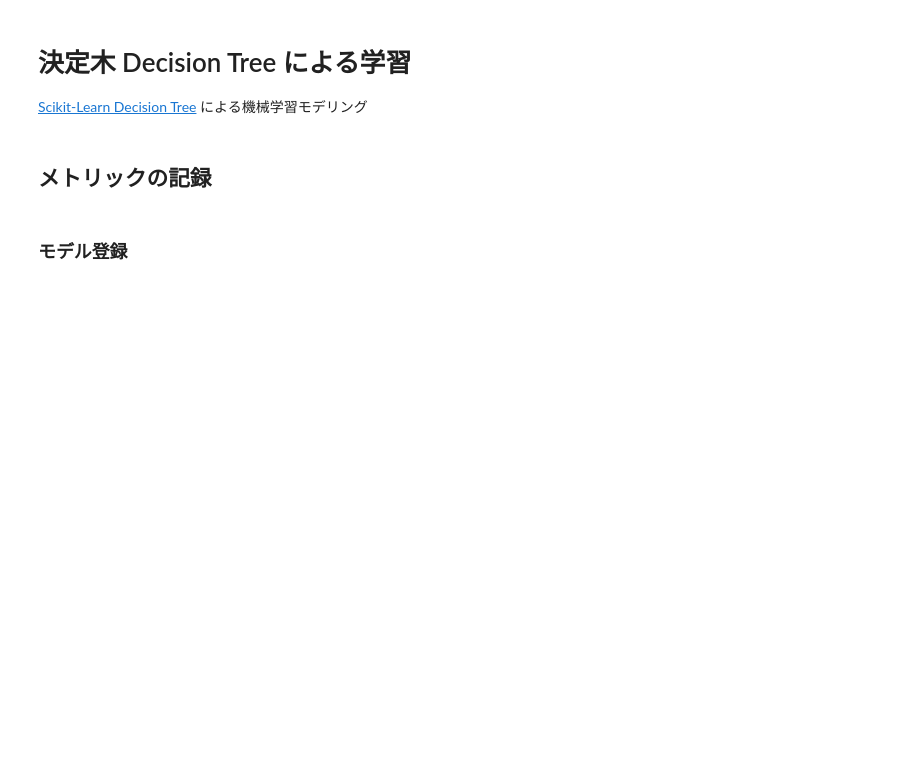
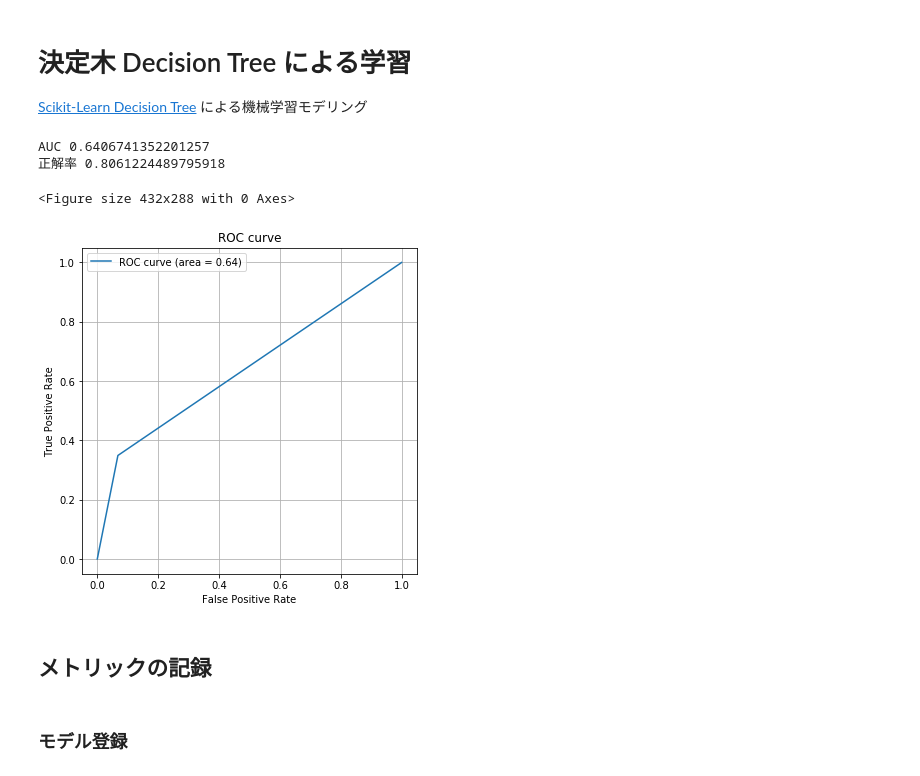
Before and after one commit to konabuta/ML-Workshop, a Jupyter notebook: Quality-Control/DecisionTree/DecisionTree-experiment.ipynb, the cells around one changed output. Cells and saved outputs as stored; diff of their text form; code cells hidden in the pictures; blank space fills up the shorter version.

```diff
--- a/Quality-Control/DecisionTree/DecisionTree-experiment.ipynb
+++ b/Quality-Control/DecisionTree/DecisionTree-experiment.ipynb
@@ -28,6 +32,6 @@ run = experiment.start_logging()
 import pandas as pd
 import os
 
-df = pd.read_csv("Factory.csv")
+df = pd.read_csv("./data/Factory.csv")
 # %%
 df.head(10)
@@ -44,10 +60,11 @@ X_train, X_test, y_train, y_test = train_test_split(X,y,test_size=0.1,random_sta
 [Scikit-Learn Decision Tree](https://scikit-learn.org/stable/modules/tree.html) による機械学習モデリング
 # %%
 from sklearn import tree
+
 criterion='gini'
 max_depth=4
 clf = tree.DecisionTreeClassifier(max_depth=max_depth, criterion=criterion)
-clf.fit(X_train, y_train)
+clf = clf.fit(X_train, y_train)
 # %%
 from sklearn.metrics import (roc_curve, auc, accuracy_score)
 
@@ -55,19 +72,23 @@ pred = clf.predict(X_test)
 fpr, tpr, thresholds = roc_curve(y_test, pred, pos_label=1)
 print("AUC", auc(fpr, tpr))
 print("正解率", accuracy_score(pred, y_test))
+# %% [output]
+AUC 0.6406741352201257
+正解率 0.8061224489795918
 # %%
 %matplotlib inline
 
-import matplotlib
-matplotlib.use('Agg')
+import matplotlib.pyplot as plt
 
-import matplotlib.pyplot as plt
+plt.clf()
 plt.figure(figsize=(6,6))
 plt.plot(fpr, tpr,label='ROC curve (area = %.2f)'%auc(fpr, tpr))
 plt.title("ROC curve")
 plt.xlabel("False Positive Rate")
 plt.ylabel("True Positive Rate")
 plt.legend()
 plt.grid(True)
-plt.savefig('ROC.png')
 plt.show()
+# %% [output]
+<Figure size 432x288 with 0 Axes>
+[figure, added]
```
Also changed, not shown: parts of 8 cells of this notebook, 2 other files.
